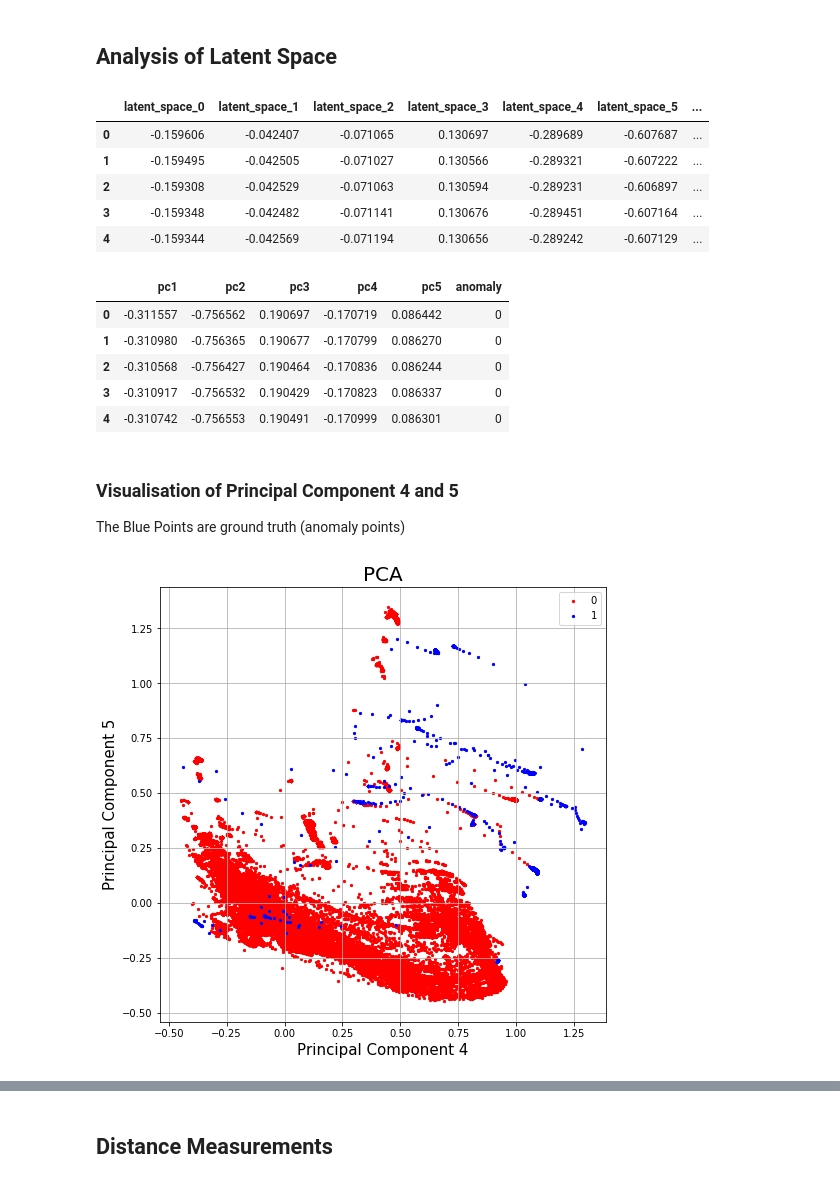
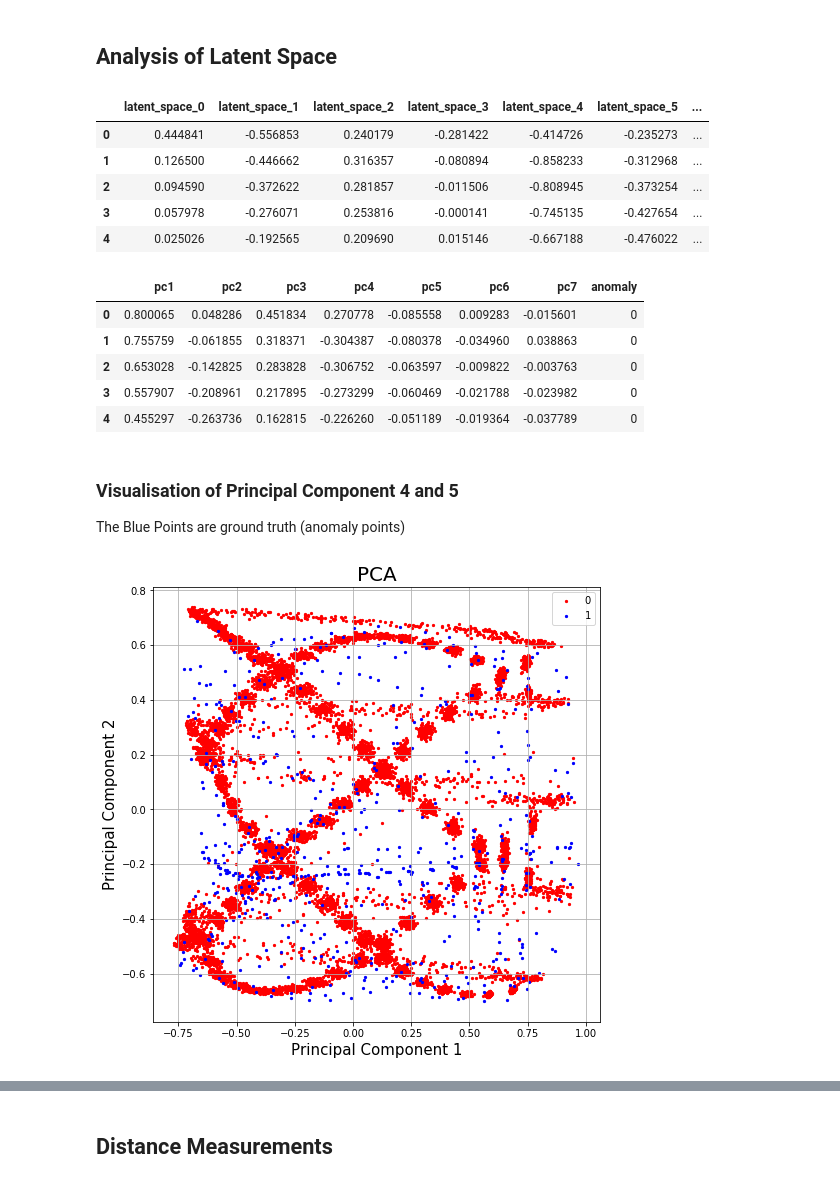
Before and after one commit to carlov93/predictive_maintenance, a Jupyter notebook: src/ai/analysis_latent_space/artifical_signal.ipynb, the cells around one changed output, grey strips where cells are left out. Cells and saved outputs as stored; diff of their text form; code cells hidden in the pictures.

```diff
--- a/src/ai/analysis_latent_space/artifical_signal.ipynb
+++ b/src/ai/analysis_latent_space/artifical_signal.ipynb
@@ -12,55 +12,55 @@ from mpl_toolkits.mplot3d import Axes3D
 ## Analysis of Latent Space
 # %%
 columns = ["latent_space_0","latent_space_1","latent_space_2","latent_space_3","latent_space_4",
-           "latent_space_5","latent_space_6","status"]
-prediction_1 = pd.read_csv("../../visualisation/files/prediction/MLE_LS/artifical_2_signal.csv", sep=";")
+           "latent_space_5","latent_space_6","anomaly"]
+prediction_1 = pd.read_csv("../../visualisation/files/prediction/MLE_LS/artifical_2_signals.csv", sep=";")
 total = prediction_1[columns]
 # %%
 total.head()
 # %% [output]
 |  | latent_space_0 | latent_space_1 | latent_space_2 | latent_space_3 | latent_space_4 | latent_space_5 | ... |
-| 0 | -0.159606 | -0.042407 | -0.071065 | 0.130697 | -0.289689 | -0.607687 | ... |
-| 1 | -0.159495 | -0.042505 | -0.071027 | 0.130566 | -0.289321 | -0.607222 | ... |
-| 2 | -0.159308 | -0.042529 | -0.071063 | 0.130594 | -0.289231 | -0.606897 | ... |
-| 3 | -0.159348 | -0.042482 | -0.071141 | 0.130676 | -0.289451 | -0.607164 | ... |
-| 4 | -0.159344 | -0.042569 | -0.071194 | 0.130656 | -0.289242 | -0.607129 | ... |
+| 0 | 0.444841 | -0.556853 | 0.240179 | -0.281422 | -0.414726 | -0.235273 | ... |
+| 1 | 0.126500 | -0.446662 | 0.316357 | -0.080894 | -0.858233 | -0.312968 | ... |
+| 2 | 0.094590 | -0.372622 | 0.281857 | -0.011506 | -0.808945 | -0.373254 | ... |
+| 3 | 0.057978 | -0.276071 | 0.253816 | -0.000141 | -0.745135 | -0.427654 | ... |
+| 4 | 0.025026 | -0.192565 | 0.209690 | 0.015146 | -0.667188 | -0.476022 | ... |
 # %%
 latent_space = total.iloc[:,0:7]
 # %%
-pca = PCA(n_components=5)
+pca = PCA(n_components=7)
 principalComponents = pca.fit_transform(latent_space)
-principalDf = pd.DataFrame(data = principalComponents, columns = ['pc1', 'pc2', 'pc3', "pc4", "pc5"])
+principalDf = pd.DataFrame(data = principalComponents, columns = ['pc1', 'pc2', 'pc3', "pc4", "pc5", "pc6", "pc7"])
 status = total["anomaly"]
 finalDf = pd.concat([principalDf, status], axis = 1)
 finalDf.head()
 # %% [output]
-|  | pc1 | pc2 | pc3 | pc4 | pc5 | anomaly |
-| 0 | -0.311557 | -0.756562 | 0.190697 | -0.170719 | 0.086442 | 0 |
-| 1 | -0.310980 | -0.756365 | 0.190677 | -0.170799 | 0.086270 | 0 |
-| 2 | -0.310568 | -0.756427 | 0.190464 | -0.170836 | 0.086244 | 0 |
-| 3 | -0.310917 | -0.756532 | 0.190429 | -0.170823 | 0.086337 | 0 |
-| 4 | -0.310742 | -0.756553 | 0.190491 | -0.170999 | 0.086301 | 0 |
+|  | pc1 | pc2 | pc3 | pc4 | pc5 | pc6 | pc7 | anomaly |
+| 0 | 0.800065 | 0.048286 | 0.451834 | 0.270778 | -0.085558 | 0.009283 | -0.015601 | 0 |
+| 1 | 0.755759 | -0.061855 | 0.318371 | -0.304387 | -0.080378 | -0.034960 | 0.038863 | 0 |
+| 2 | 0.653028 | -0.142825 | 0.283828 | -0.306752 | -0.063597 | -0.009822 | -0.003763 | 0 |
+| 3 | 0.557907 | -0.208961 | 0.217895 | -0.273299 | -0.060469 | -0.021788 | -0.023982 | 0 |
+| 4 | 0.455297 | -0.263736 | 0.162815 | -0.226260 | -0.051189 | -0.019364 | -0.037789 | 0 |
 # %% [markdown]
 ### Visualisation of Principal Component 4 and 5
 The Blue Points are ground truth (anomaly points)
 # %%
 fig = plt.figure(figsize = (8,8))
 ax = fig.add_subplot(1,1,1)
-ax.set_xlabel('Principal Component 4', fontsize = 15)
-ax.set_ylabel('Principal Component 5', fontsize = 15)
+ax.set_xlabel('Principal Component 1', fontsize = 15)
+ax.set_ylabel('Principal Component 2', fontsize = 15)
 ax.set_title('PCA', fontsize = 20)
 targets = [0, 1]
 colors = ['r','b']
 for target, color in zip(targets,colors):
     indicesToKeep = finalDf['anomaly'] == target
-    ax.scatter(finalDf.loc[indicesToKeep, 'pc4']
-               , finalDf.loc[indicesToKeep, 'pc5']
+    ax.scatter(finalDf.loc[indicesToKeep, 'pc1']
+               , finalDf.loc[indicesToKeep, 'pc2']
                , c = color
                , s = 5)
 ax.legend(targets)
 ax.grid()
 # %% [output]
-[figure, old version]
+[figure, new version]
 # %%
 for i in range(200,300,20):
     fig = plt.figure()
```
Also changed, not shown: parts of 1 cell of this notebook, 3 other files.
